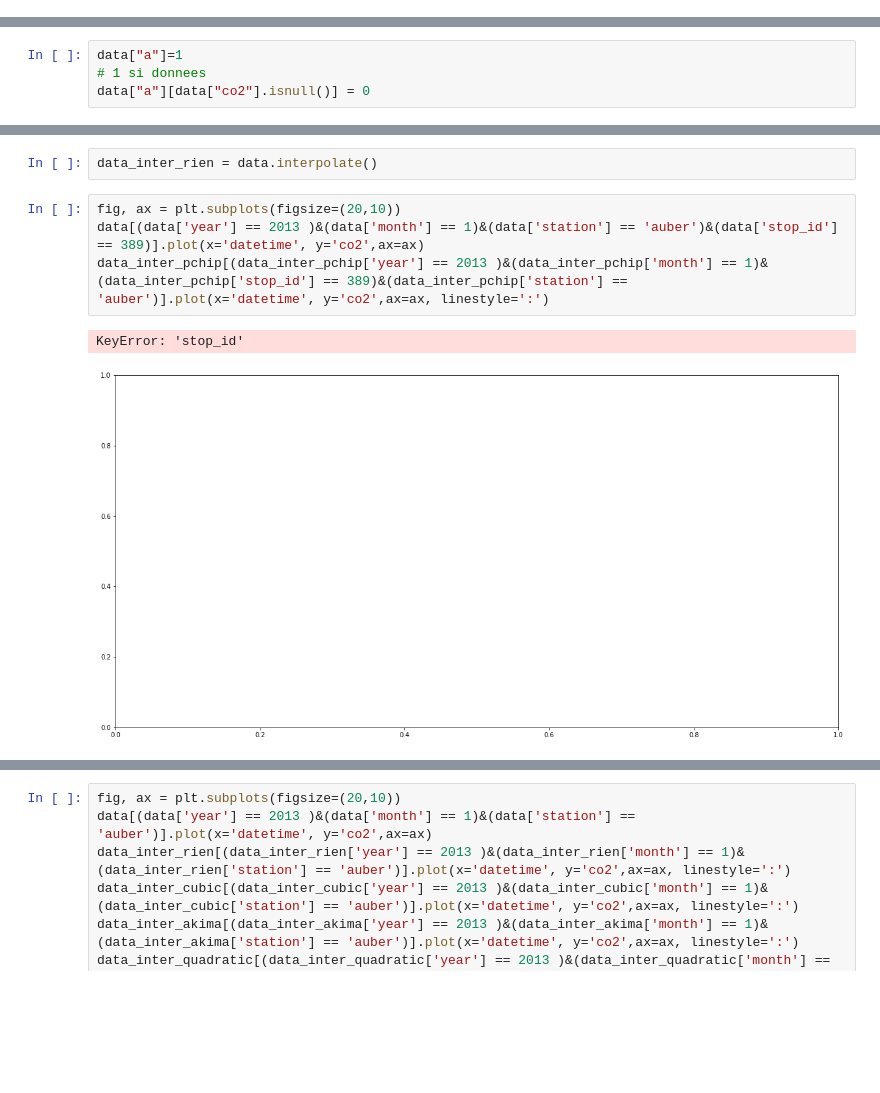
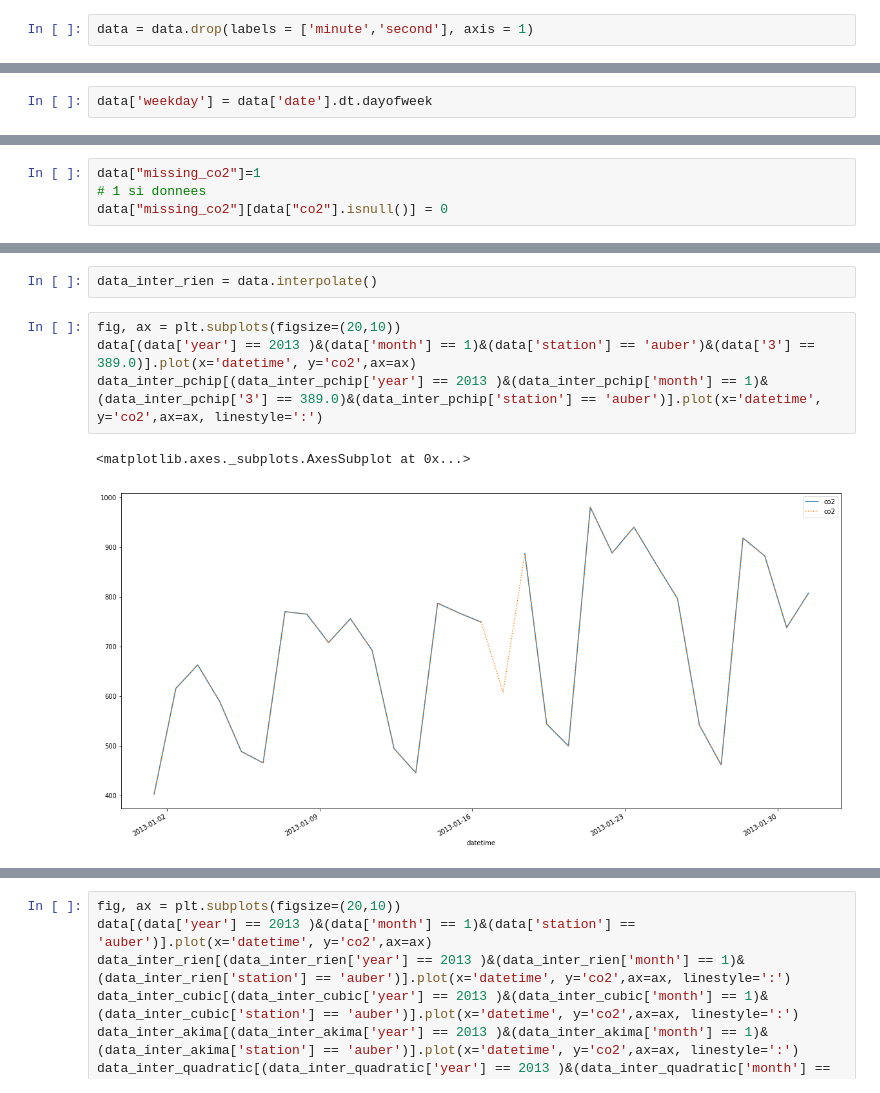
Before and after one commit to MrMey/underground_air_quality_analysis, a Jupyter notebook: Missing_data_analysis_1-all_data_new.ipynb, the cells around one changed output, grey strips where cells are left out. Saved outputs shown, nothing was run; the diff lists cells and outputs as text; blank space fills up the shorter version.

Commit message:
adaptation missing data à all_data_new

```diff
--- a/Missing_data_analysis_1-all_data_new.ipynb
+++ b/Missing_data_analysis_1-all_data_new.ipynb
@@ -28 +35,3 @@ data['time'] = data["time"].dt.time
+# %%
+data = data.drop(labels = ['minute','second'], axis = 1)
 # %%
@@ -35,0 +39,2 @@ Timestamp('2013-01-01 00:00:00')
+# %%
+data['weekday'] = data['date'].dt.dayofweek
@@ -192,7 +225,7 @@ Création d'une nouvelle colonne avec une valeur binaire (0, si la donnée est m
 # %%
-data["a"]=1
+data["missing_co2"]=1
 # 1 si donnees
-data["a"][data["co2"].isnull()] = 0
+data["missing_co2"][data["co2"].isnull()] = 0
 # %% [output]
 A value is trying to be set on a copy of a slice from a DataFrame
 
@@ -272,10 +369,10 @@ data_inter_akima = data.interpolate(method='akima')
 data_inter_rien = data.interpolate()
 # %%
 fig, ax = plt.subplots(figsize=(20,10))
-data[(data['year'] == 2013 )&(data['month'] == 1)&(data['station'] == 'auber')&(data['stop_id'] == 389)].plot(x='datetime', y='co2',ax=ax)
-data_inter_pchip[(data_inter_pchip['year'] == 2013 )&(data_inter_pchip['month'] == 1)&(data_inter_pchip['stop_id'] == 389)&(data_inter_pchip['station'] == 'auber')].plot(x='datetime', y='co2',ax=ax, linestyle=':')
+data[(data['year'] == 2013 )&(data['month'] == 1)&(data['station'] == 'auber')&(data['3'] == 389.0)].plot(x='datetime', y='co2',ax=ax)
+data_inter_pchip[(data_inter_pchip['year'] == 2013 )&(data_inter_pchip['month'] == 1)&(data_inter_pchip['3'] == 389.0)&(data_inter_pchip['station'] == 'auber')].plot(x='datetime', y='co2',ax=ax, linestyle=':')
 # %% [output]
-KeyError: 'stop_id'
+<matplotlib.axes._subplots.AxesSubplot at 0x...>
-[figure, old version]
+[figure, new version]
 # %%
 fig, ax = plt.subplots(figsize=(20,10))
```
Also changed, not shown: parts of 57 cells of this notebook, 2 other files.
